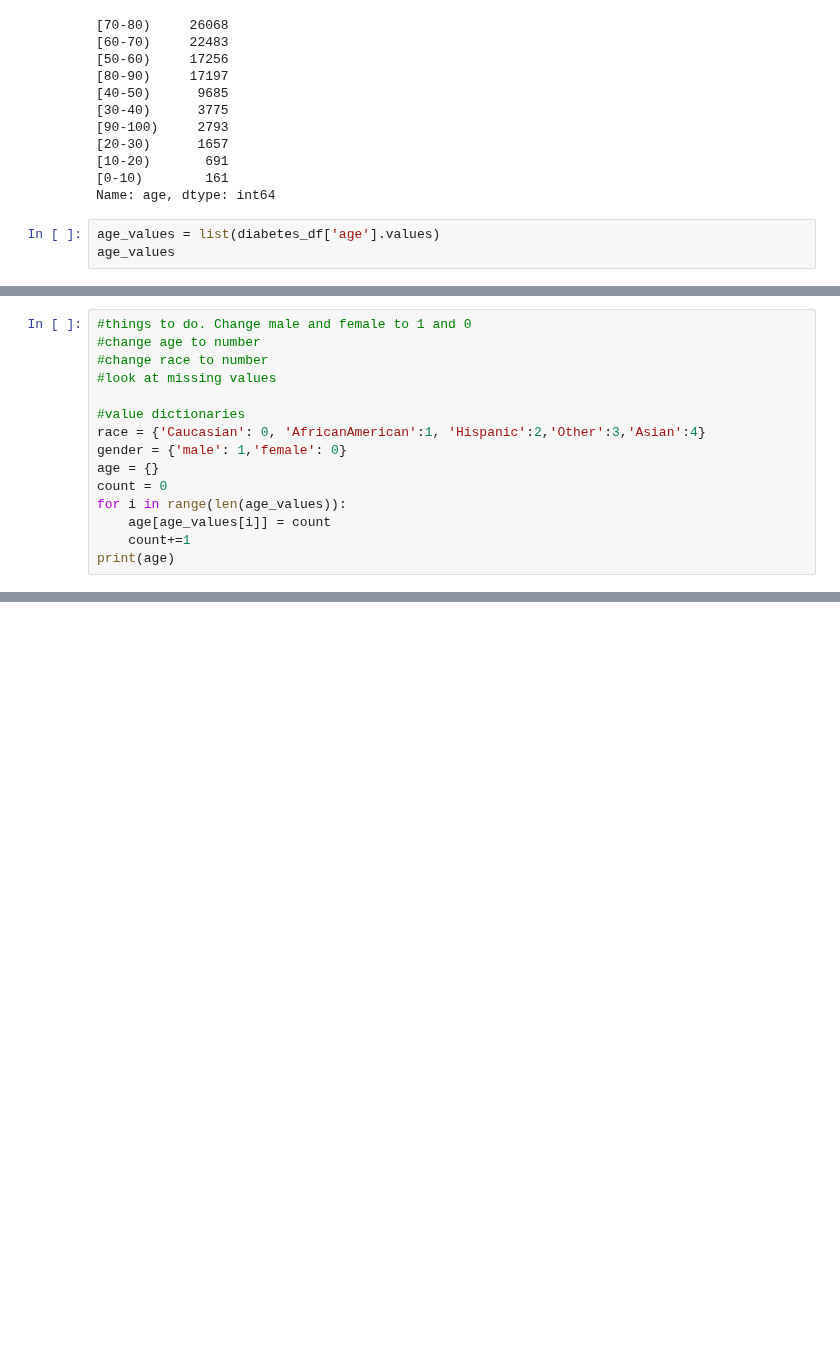
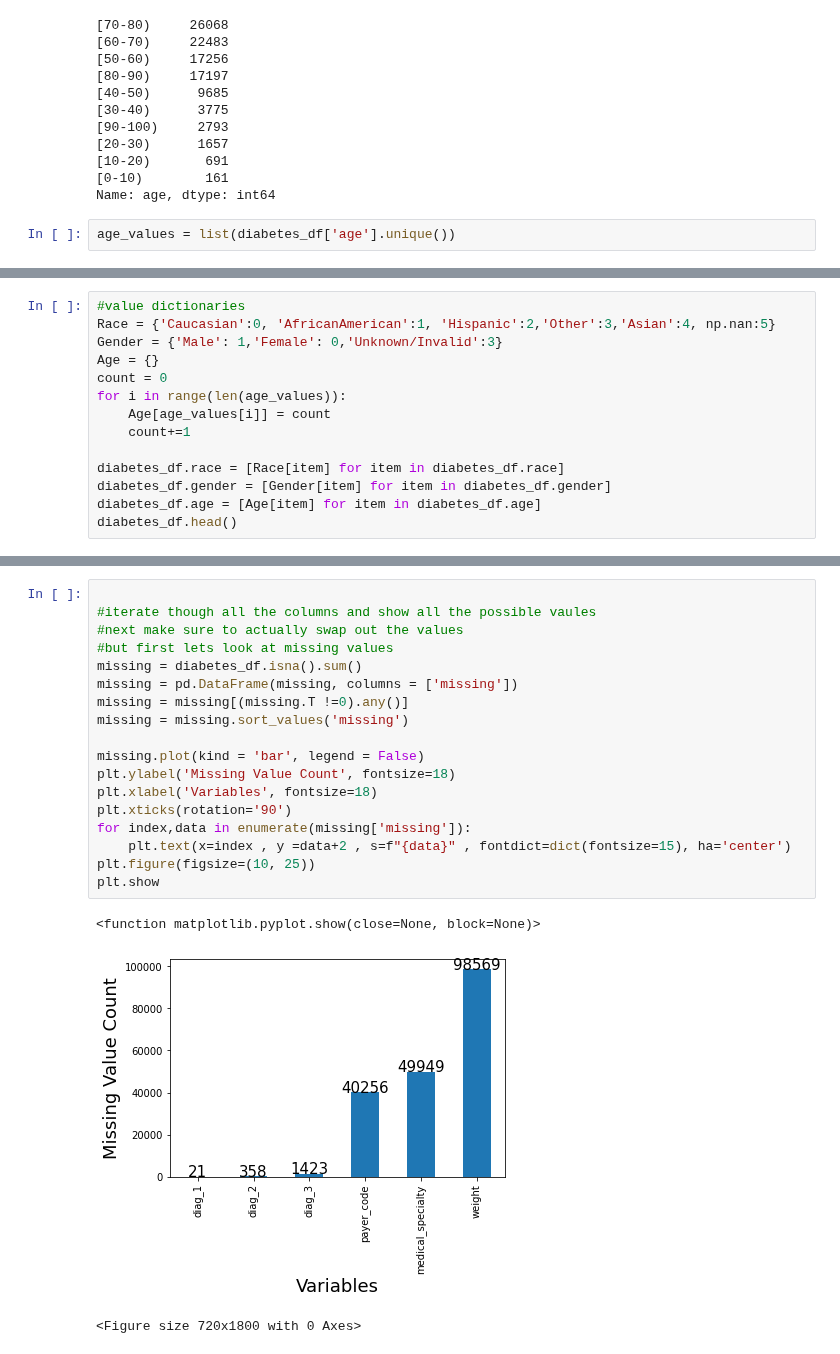
Before and after one commit to scottdyl/qtw, a Jupyter notebook: case study 2/Dylan/CaseStudy2_D.ipynb, the cells around one changed output, grey strips where cells are left out. Drawn from its saved outputs; the diff is of its cells as text; blank space fills up the shorter version.

```diff
--- a/case study 2/Dylan/CaseStudy2_D.ipynb
+++ b/case study 2/Dylan/CaseStudy2_D.ipynb
@@ -60,5 +60,4 @@ diabetes_df['age'].value_counts()
 [0-10)        161
 Name: age, dtype: int64
 # %%
-age_values = list(diabetes_df['age'].values)
-age_values
+age_values = list(diabetes_df['age'].unique())
@@ -83,16 +71,15 @@ age_values
 # %%
-#things to do. Change male and female to 1 and 0
-#change age to number
-#change race to number
-#look at missing values
-
 #value dictionaries
-race = {'Caucasian': 0, 'AfricanAmerican':1, 'Hispanic':2,'Other':3,'Asian':4}
-gender = {'male': 1,'female': 0}
-age = {}
+Race = {'Caucasian':0, 'AfricanAmerican':1, 'Hispanic':2,'Other':3,'Asian':4, np.nan:5}
+Gender = {'Male': 1,'Female': 0,'Unknown/Invalid':3}
+Age = {}
 count = 0
 for i in range(len(age_values)):
-    age[age_values[i]] = count
+    Age[age_values[i]] = count
     count+=1
-print(age)
+
+diabetes_df.race = [Race[item] for item in diabetes_df.race]
+diabetes_df.gender = [Gender[item] for item in diabetes_df.gender]
+diabetes_df.age = [Age[item] for item in diabetes_df.age]
+diabetes_df.head()
 # %% [output]
@@ -99,0 +93,22 @@ print(age)
+# %%
+
+#iterate though all the columns and show all the possible vaules
+#next make sure to actually swap out the values
+#but first lets look at missing values
+missing = diabetes_df.isna().sum()
+missing = pd.DataFrame(missing, columns = ['missing'])
+missing = missing[(missing.T !=0).any()]
+missing = missing.sort_values('missing')
+
+missing.plot(kind = 'bar', legend = False)
+plt.ylabel('Missing Value Count', fontsize=18)
+plt.xlabel('Variables', fontsize=18)
+plt.xticks(rotation='90')
+for index,data in enumerate(missing['missing']):
+    plt.text(x=index , y =data+2 , s=f"{data}" , fontdict=dict(fontsize=15), ha='center')
+plt.figure(figsize=(10, 25))
+plt.show
+# %% [output]
+<function matplotlib.pyplot.show(close=None, block=None)>
+[figure, added]
+<Figure size 720x1800 with 0 Axes>
```
Also changed, not shown: parts of 3 cells of this notebook.
